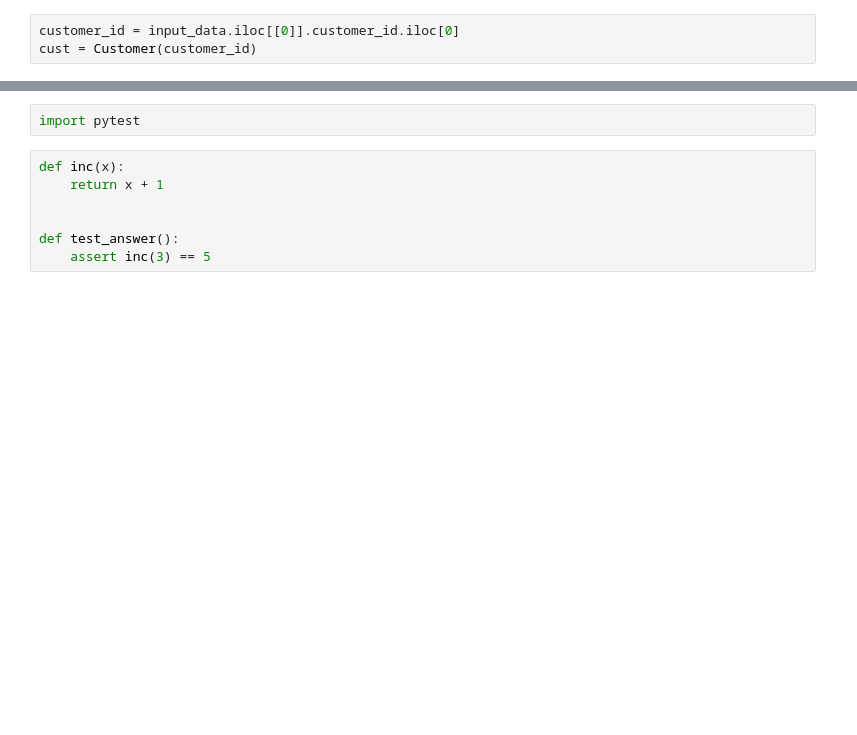
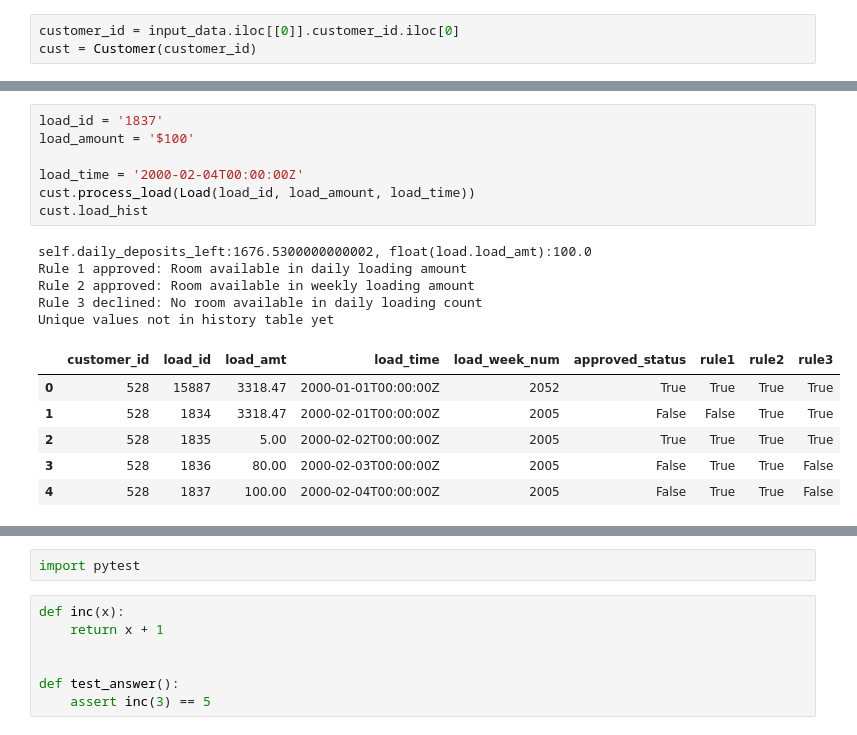
Before and after one commit to armandordorica/velocity_limits, a Jupyter notebook: Velocity_limits.ipynb, the cells around one changed output, grey strips where cells are left out. Saved outputs shown, nothing was run; the diff lists cells and outputs as text; blank space fills up the shorter version.

```diff
--- a/Velocity_limits.ipynb
+++ b/Velocity_limits.ipynb
@@ -502,0 +525,19 @@ TypeError: ignored
+# %%
+load_id = '1837'
+load_amount = '$100'
+
+load_time = '2000-02-04T00:00:00Z'
+cust.process_load(Load(load_id, load_amount, load_time))
+cust.load_hist
+# %% [output]
+self.daily_deposits_left:1676.5300000000002, float(load.load_amt):100.0
+Rule 1 approved: Room available in daily loading amount
+Rule 2 approved: Room available in weekly loading amount
+Rule 3 declined: No room available in daily loading count
+Unique values not in history table yet
+|  | customer_id | load_id | load_amt | load_time | load_week_num | approved_status | rule1 | rule2 | rule3 |
+| 0 | 528 | 15887 | 3318.47 | 2000-01-01T00:00:00Z | 2052 | True | True | True | True |
+| 1 | 528 | 1834 | 3318.47 | 2000-02-01T00:00:00Z | 2005 | False | False | True | True |
+| 2 | 528 | 1835 | 5.00 | 2000-02-02T00:00:00Z | 2005 | True | True | True | True |
+| 3 | 528 | 1836 | 80.00 | 2000-02-03T00:00:00Z | 2005 | False | True | True | False |
+| 4 | 528 | 1837 | 100.00 | 2000-02-04T00:00:00Z | 2005 | False | True | True | False |
```
Also changed, not shown: parts of 19 cells of this notebook.
